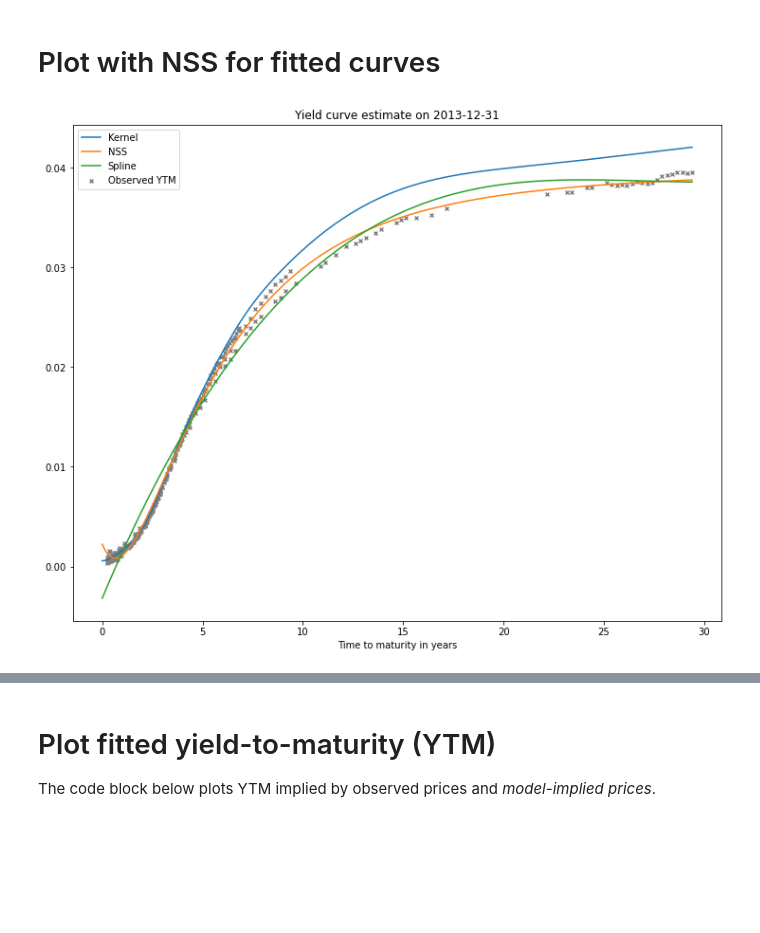
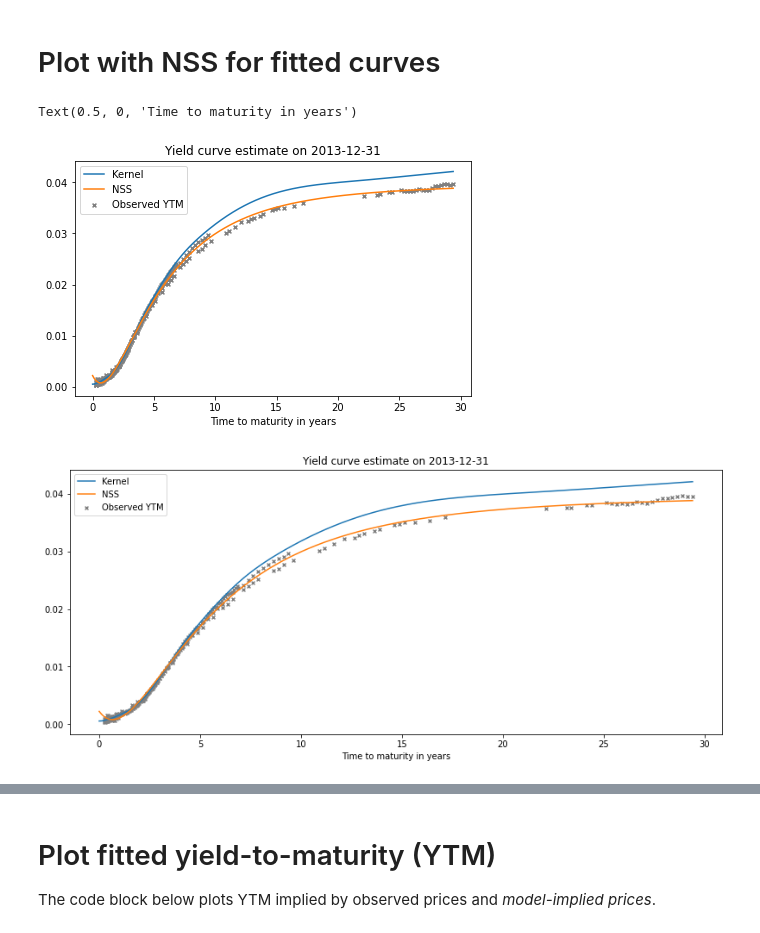
Before and after one commit to Lindi1907/Robust-Machine-Learning-for-Yield-Curve-Estimation, a Jupyter notebook: code&data/KR_example.ipynb, the cells around one changed output, grey strips where cells are left out. Drawn from its saved outputs; the diff is of its cells as text; code cells hidden in the pictures; blank space fills up the shorter version.

```diff
--- a/code&data/KR_example.ipynb
+++ b/code&data/KR_example.ipynb
@@ -294,24 +294,34 @@ for date in example_dates:
 # %%
 ### plot yield curve
 
 date = example_dates[1]
 # to add traces
-fig, ax = plt.subplots(figsize=(10, 8), layout='constrained')
-
+fig, ax = plt.subplots(figsize=(6, 4), layout='constrained')
+fig, ax1 = plt.subplots(figsize=(11, 5), layout='constrained')
 max_ttm = int(max(dict_data[date]['ttm']))
 
 ax.plot(np.arange(1,1+max_ttm)/365, dict_fit[date]['y_solved'][:max_ttm], label='Kernel')
 ax.plot(np.arange(1,1+max_ttm)/365, y_solved_nss, label='NSS')
-ax.plot(x_spline_date, y_solved_spline, label = 'Spline')
+# ax.plot(x_spline_date, y_solved_spline, label = 'Spline')
 ax.scatter(dict_data[date]["ttm"]/365, dict_data[date]['ytm'], color="gray", marker='x',alpha=1, s=15, label='Observed YTM')
 # ax.scatter(ttm/365, ytm_fitted, marker='x', label='Fitted YTM Kernel')
 
+ax1.plot(np.arange(1,1+max_ttm)/365, dict_fit[date]['y_solved'][:max_ttm], label='Kernel')
+ax1.plot(np.arange(1,1+max_ttm)/365, y_solved_nss, label='NSS')
+# ax.plot(x_spline_date, y_solved_spline, label = 'Spline')
+ax1.scatter(dict_data[date]["ttm"]/365, dict_data[date]['ytm'], color="gray", marker='x',alpha=1, s=15, label='Observed YTM')
+
 ax.legend()
 ax.set_title('Yield curve estimate on {}'.format(date))
+ax.set_xlabel('Time to maturity in years')
 
-ax.set_xlabel('Time to maturity in years');
+ax1.legend()
+ax1.set_title('Yield curve estimate on {}'.format(date))
+ax1.set_xlabel('Time to maturity in years')
 # %% [output]
+Text(0.5, 0, 'Time to maturity in years')
-[figure, old version]
+[figure, new version]
+[figure, added]
 # %%
 ## plot discount curve
 date = example_dates[1]
```
Also changed, not shown: parts of 37 cells of this notebook, 13 other files.
